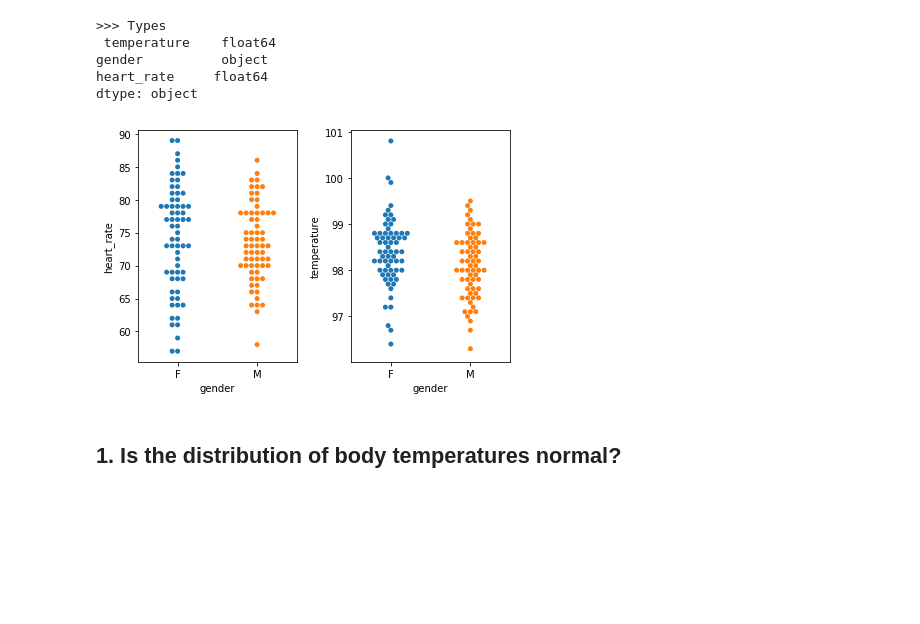
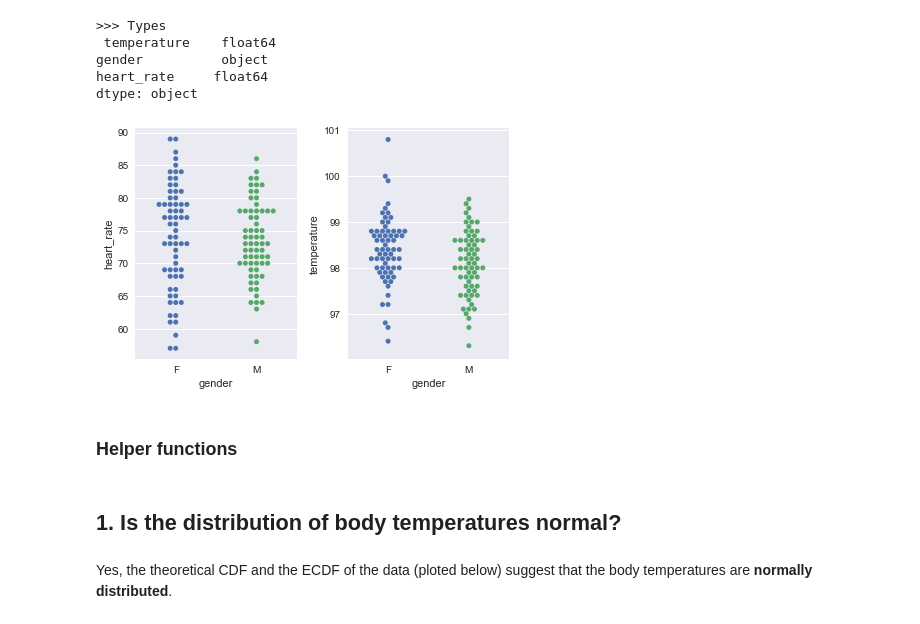
Before and after one commit to karlphillip/DataScience, a Jupyter notebook: Mini Projects/human_body_temperature_using_eda/sliderule_dsi_inferential_statistics_exercise_1.ipynb, the cells around one changed output. Drawn from its saved outputs; the diff is of its cells as text; code cells hidden in the pictures; blank space fills up the shorter version.

Commit message:
human_body_temperature: improved Q1

```diff
--- a/Mini Projects/human_body_temperature_using_eda/sliderule_dsi_inferential_statistics_exercise_1.ipynb
+++ b/Mini Projects/human_body_temperature_using_eda/sliderule_dsi_inferential_statistics_exercise_1.ipynb
@@ -84,13 +84,18 @@ gender          object
 heart_rate     float64
 dtype: object
 # %%
+# initialize seaborn style for matplotlib
+sns.set()
+
 plt.subplot(1, 2, 1)
 sns.swarmplot(x="gender", y="heart_rate", data=df);
 
 plt.subplot(1, 2, 2)
 sns.swarmplot(x="gender", y="temperature", data=df);
 
 plt.tight_layout()
 plt.show()
 # %% [output]
-[figure, old version]
+[figure, new version]
+# %% [markdown]
+### Helper functions
@@ -97,2 +117,4 @@ plt.show()
 # %% [markdown]
 ## 1. Is the distribution of body temperatures normal?
+# %% [markdown]
+Yes, the theoretical CDF and the ECDF of the data (ploted below) suggest that the body temperatures are **normally distributed**.
```
Also changed, not shown: parts of 4 cells of this notebook.
